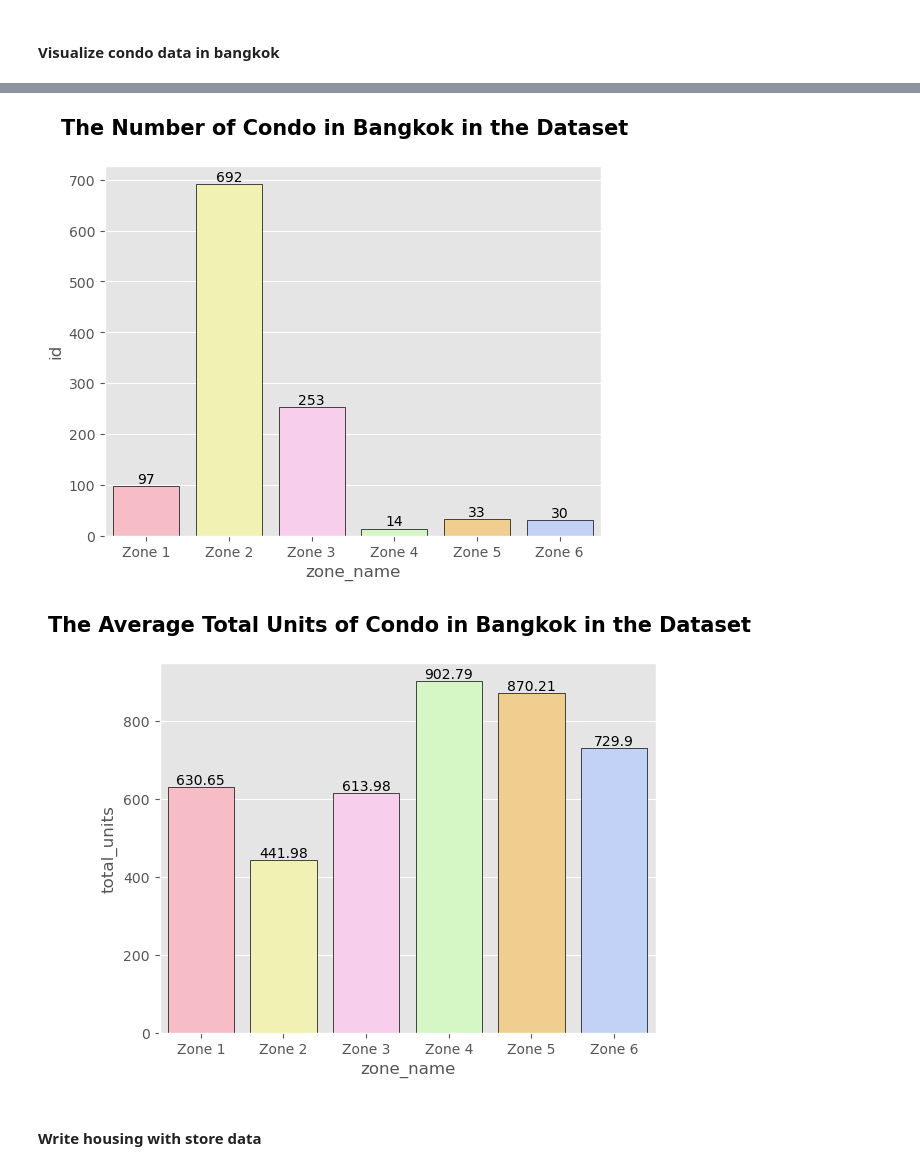
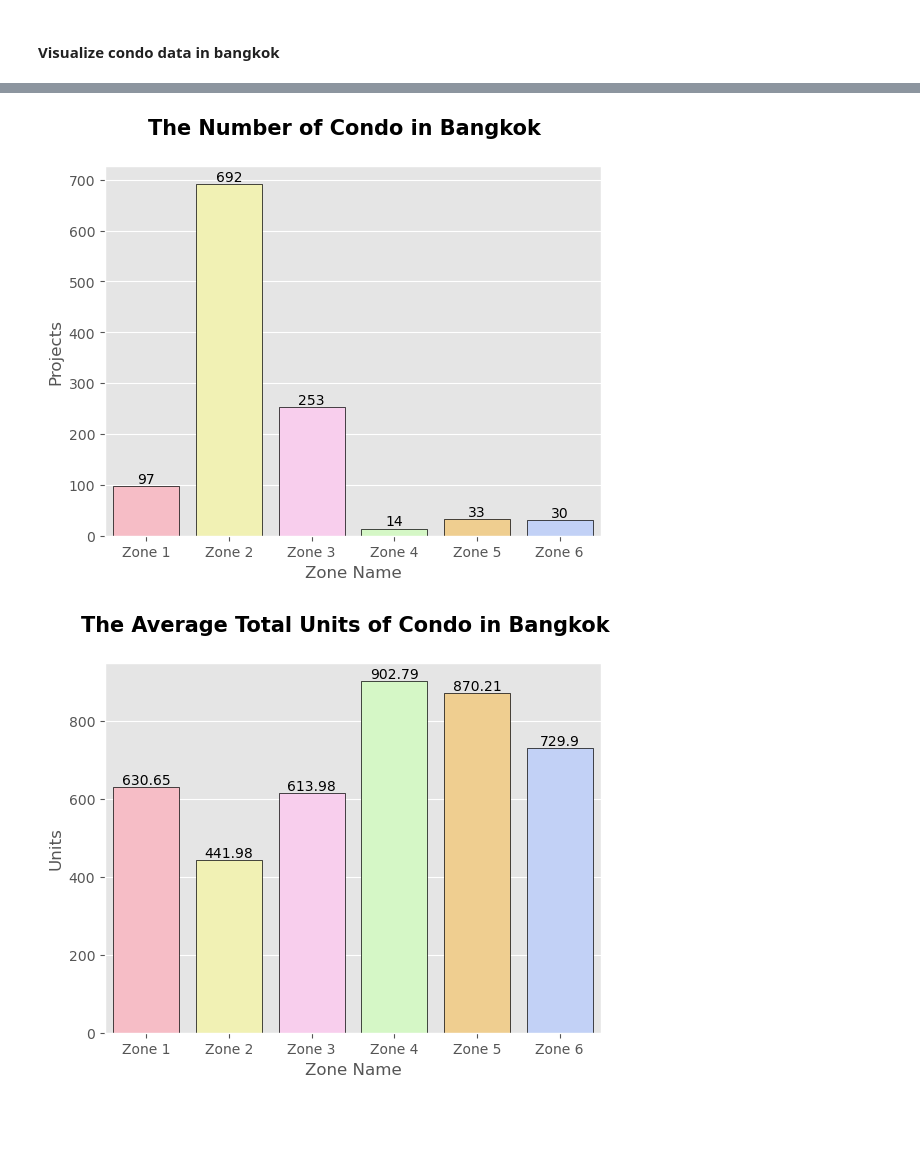
Before and after one commit to utthawit/project_2, a Jupyter notebook: code/02_EDA.ipynb, the cells around one changed output, grey strips where cells are left out. Cells and saved outputs as stored; diff of their text form; code cells hidden in the pictures; blank space fills up the shorter version.

```diff
--- a/code/02_EDA.ipynb
+++ b/code/02_EDA.ipynb
@@ -153,7 +122,6 @@ condo_drop_duplicate_address_zone
-# %%
-# Filtering only Condo in Bangkok
-condo_df = train_df[(train_df['property_type'] == 'Condo') & (train_df['province'] == 'Bangkok')]
-# Rename column from district to district_en
-condo_df = condo_df.rename(columns={"district": "district_en"})
-# Merge condo data with bkk zone
-condo_df = pd.merge(left=condo_df,right=bkk_zone_df)
+# %%
+# Remove Duplicate by assuming that the same condo have the same 'latitude' and 'longitude'
+condo_uniq_addr_df = condo_df.drop_duplicates(subset=['latitude', 'longitude'], keep='first')
+condo_uniq_addr_df_zone = condo_uniq_addr_df.groupby('zone_name')['id'].count().reset_index()
+# show number condo project in Bangkok
+condo_uniq_addr_df_zone
@@ -160,26 +136,31 @@ condo_df = pd.merge(left=condo_df,right=bkk_zone_df)
 # %%
 # Visualize The number of Condo in Bangkok in the Dataset
-ax = sns.barplot(x = 'zone_name', y = 'id', data = condo_drop_duplicate_address_zone,palette=palette, hue = 'zone_name',edgecolor='black');
+ax = sns.barplot(x='zone_name', y='id', data=condo_uniq_addr_df_zone,palette=palette, hue='zone_name',edgecolor='black');
 ax.bar_label(ax.containers[0], fontsize=10)
 ax.bar_label(ax.containers[1], fontsize=10)
 ax.bar_label(ax.containers[2], fontsize=10)
 ax.bar_label(ax.containers[3], fontsize=10)
 ax.bar_label(ax.containers[4], fontsize=10)
 ax.bar_label(ax.containers[5], fontsize=10)
-plt.suptitle('The Number of Condo in Bangkok in the Dataset', fontsize=15, fontweight="bold")
-plt.savefig('../figures/condo_in_bkk.png')
+plt.suptitle('The Number of Condo in Bangkok', fontsize=15, fontweight="bold")
+plt.xlabel('Zone Name')
+plt.ylabel('Projects')
+plt.savefig('../figures/condo_in_bkk.png');
 # %% [output]
-[figure, old version]
+[figure, new version]
 # %%
 # Visualize The Average Total Units of Condo in Bangkok in the Dataset
-ax = sns.barplot(x = 'zone_name', y = 'total_units', data = condo_drop_duplicate_address.groupby('zone_name')['total_units'].mean().round(2).reset_index(),palette=palette, hue = 'zone_name',edgecolor='black');
+ax = sns.barplot(x = 'zone_name', y = 'total_units', data=condo_uniq_addr_df.groupby('zone_name')['total_units'].mean().round(2).reset_index(), \
+                 palette=palette, hue = 'zone_name',edgecolor='black');
 ax.bar_label(ax.containers[0], fontsize=10)
 ax.bar_label(ax.containers[1], fontsize=10)
 ax.bar_label(ax.containers[2], fontsize=10)
 ax.bar_label(ax.containers[3], fontsize=10)
 ax.bar_label(ax.containers[4], fontsize=10)
 ax.bar_label(ax.containers[5], fontsize=10)
-plt.suptitle('The Average Total Units of Condo in Bangkok in the Dataset', fontsize=15, fontweight="bold")
-plt.savefig('../figures/condo_unit_bkk.png')
+plt.suptitle('The Average Total Units of Condo in Bangkok', fontsize=15, fontweight="bold")
+plt.xlabel('Zone Name')
+plt.ylabel('Units')
+plt.savefig('../figures/condo_unit_bkk.png');
 # %% [output]
-[figure, old version]
+[figure, new version]
@@ -188,2 +166,0 @@ sns.plot
-# %% [markdown]
-#### Write housing with store data
```
Also changed, not shown: parts of 24 cells of this notebook, 10 other files.
